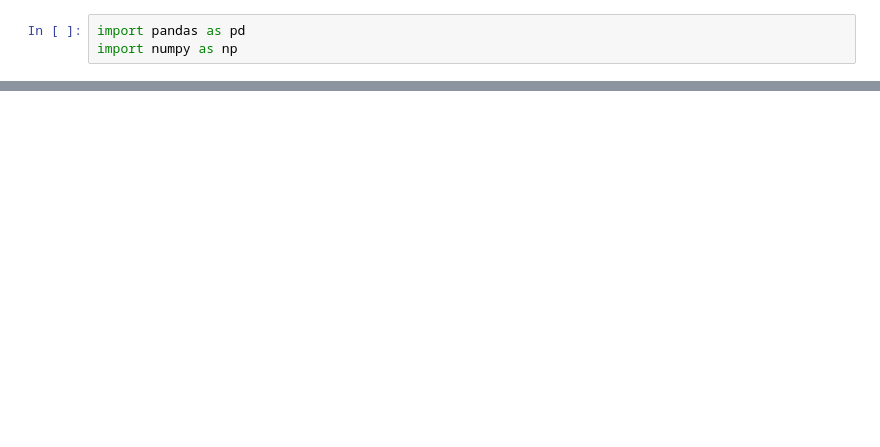
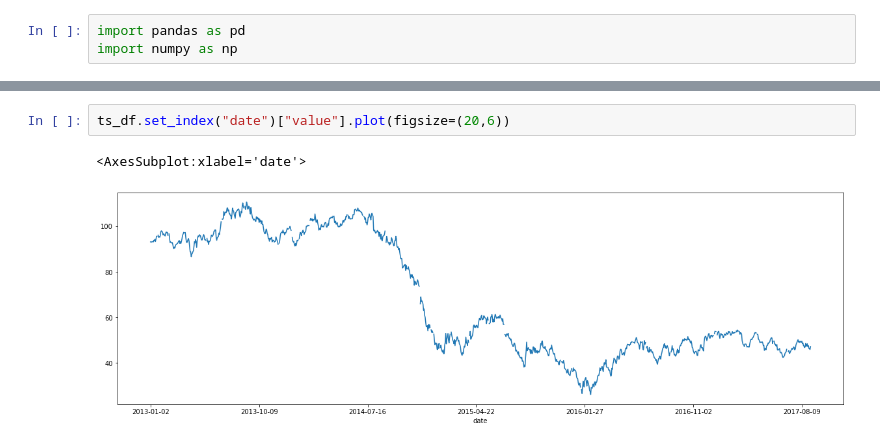
Before and after one commit to ferencberes/ds-tools, a Jupyter notebook: time_series/TSTrials.ipynb, the cells around one changed output, grey strips where cells are left out. Cells and saved outputs as stored; diff of their text form; blank space fills up the shorter version.

```diff
--- a/time_series/TSTrials.ipynb
+++ b/time_series/TSTrials.ipynb
@@ -34,3 +41,8 @@ ts_df.head()
+# %%
+ts_df.set_index("date")["value"].plot(figsize=(20,6))
+# %% [output]
+<AxesSubplot:xlabel='date'>
+[figure, added]
 # %%
 class TSFeatureCalculator():
     def __init__(self, df, date_col, value_col, shift_by=1, weekday_only=False):
```
Also changed, not shown: parts of 20 cells of this notebook.
